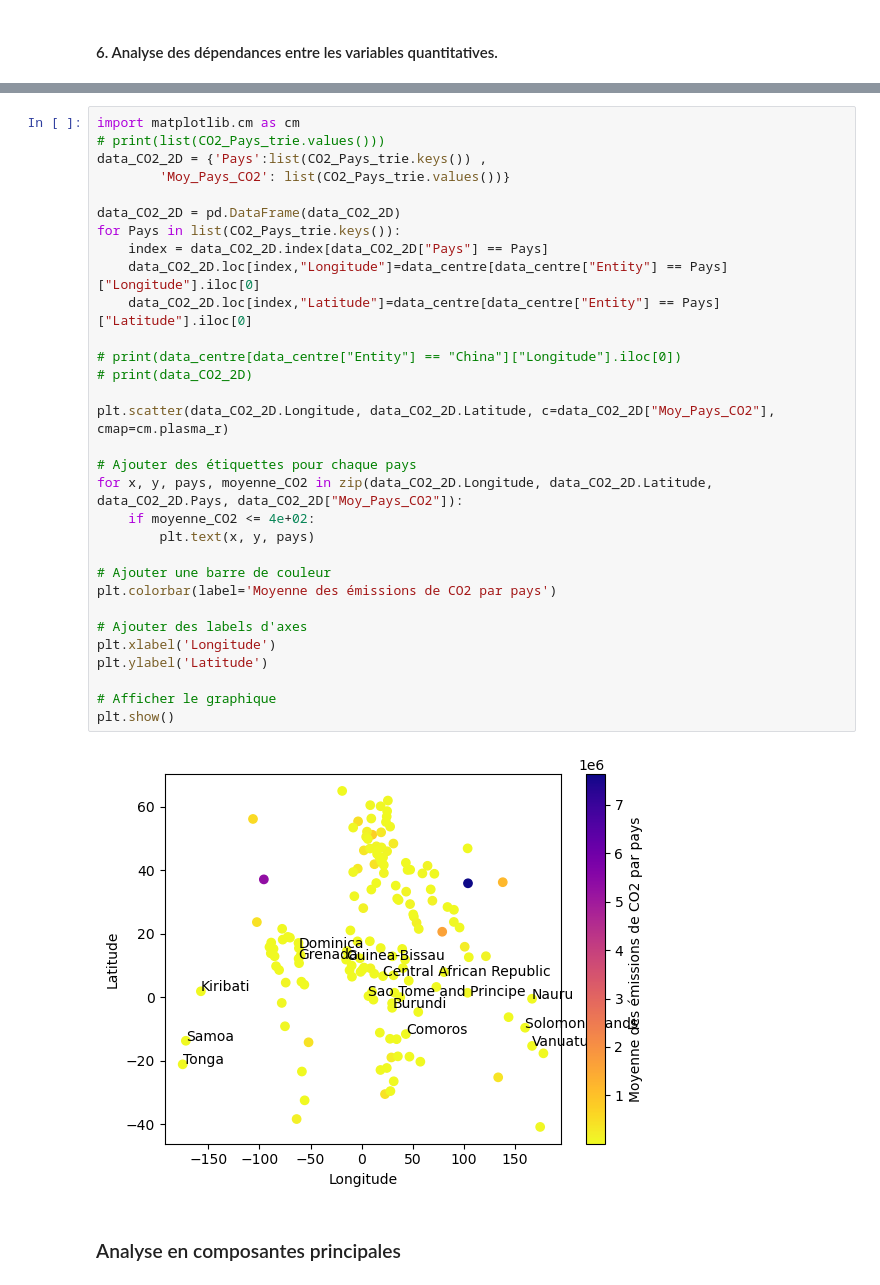
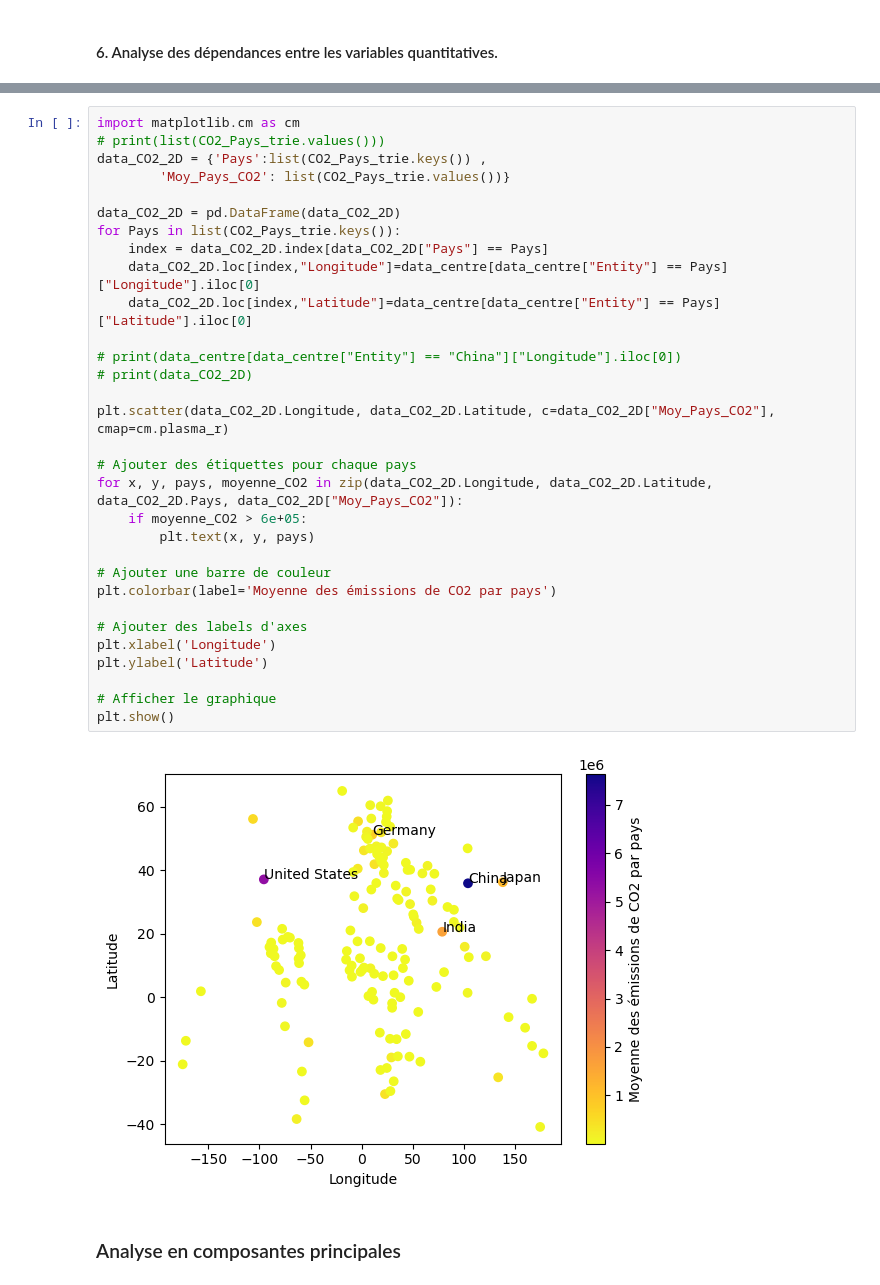
Before and after one commit to PaolaDeTruchis/MachineLearning, a Jupyter notebook: Projet_ML_Python.ipynb, the cells around one changed output, grey strips where cells are left out. Cells and saved outputs as stored; diff of their text form.

```diff
--- a/Projet_ML_Python.ipynb
+++ b/Projet_ML_Python.ipynb
@@ -376,35 +376,35 @@ plt.show()
 import matplotlib.cm as cm
 # print(list(CO2_Pays_trie.values()))
 data_CO2_2D = {'Pays':list(CO2_Pays_trie.keys()) ,
         'Moy_Pays_CO2': list(CO2_Pays_trie.values())}
 
 data_CO2_2D = pd.DataFrame(data_CO2_2D)
 for Pays in list(CO2_Pays_trie.keys()):
     index = data_CO2_2D.index[data_CO2_2D["Pays"] == Pays]
     data_CO2_2D.loc[index,"Longitude"]=data_centre[data_centre["Entity"] == Pays]["Longitude"].iloc[0]
     data_CO2_2D.loc[index,"Latitude"]=data_centre[data_centre["Entity"] == Pays]["Latitude"].iloc[0]
 
 # print(data_centre[data_centre["Entity"] == "China"]["Longitude"].iloc[0])
 # print(data_CO2_2D)
 
 plt.scatter(data_CO2_2D.Longitude, data_CO2_2D.Latitude, c=data_CO2_2D["Moy_Pays_CO2"], cmap=cm.plasma_r)
 
 # Ajouter des étiquettes pour chaque pays
 for x, y, pays, moyenne_CO2 in zip(data_CO2_2D.Longitude, data_CO2_2D.Latitude, data_CO2_2D.Pays, data_CO2_2D["Moy_Pays_CO2"]):
-    if moyenne_CO2 <= 4e+02:
+    if moyenne_CO2 > 6e+05:
         plt.text(x, y, pays)
 
 # Ajouter une barre de couleur
 plt.colorbar(label='Moyenne des émissions de CO2 par pays')
 
 # Ajouter des labels d'axes
 plt.xlabel('Longitude')
 plt.ylabel('Latitude')
 
 # Afficher le graphique
 plt.show()
 # %% [output]
-[figure, old version]
+[figure, new version]
 # %% [markdown]
 ### Analyse en composantes principales
 # %% [markdown]
```
Also changed, not shown: parts of 59 cells of this notebook.
